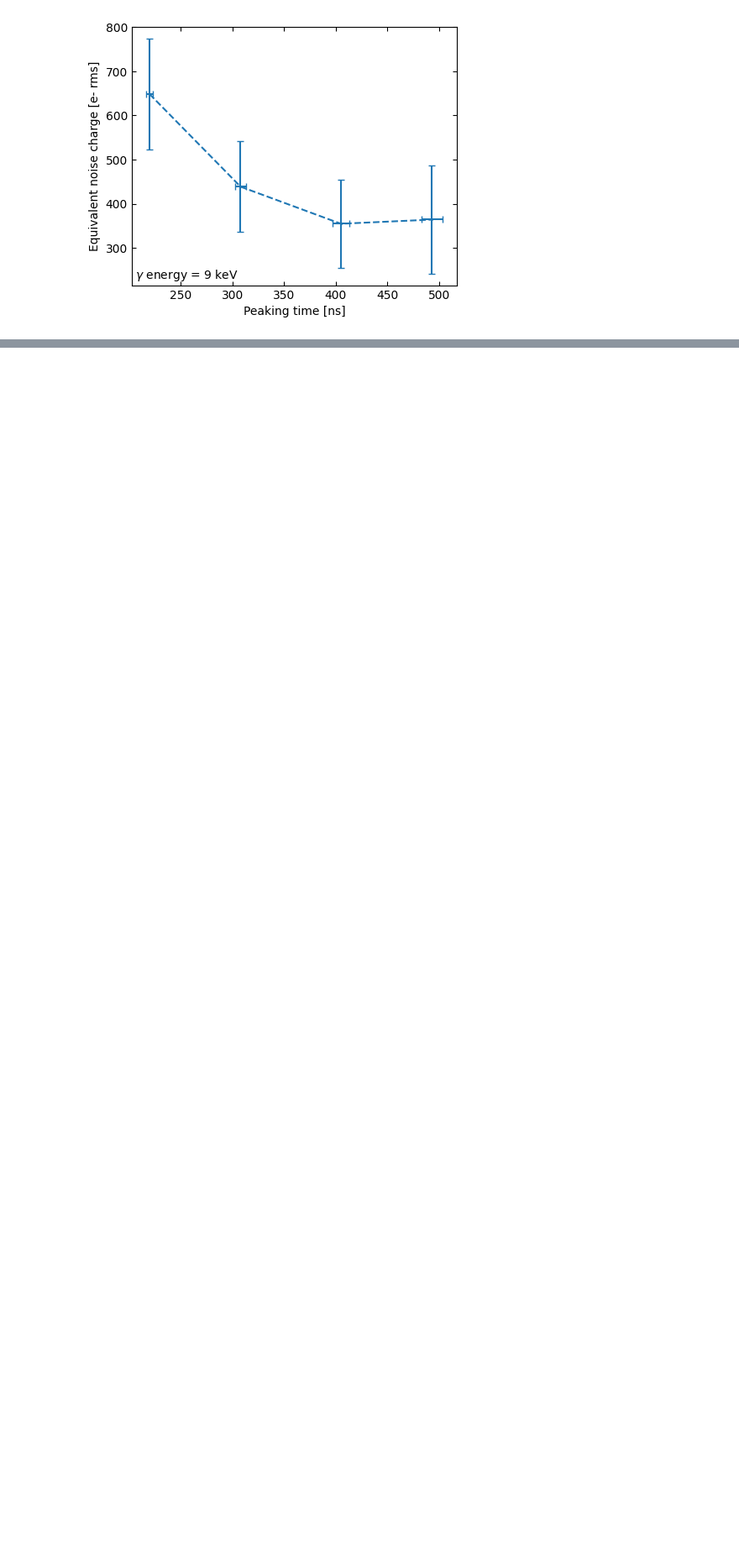
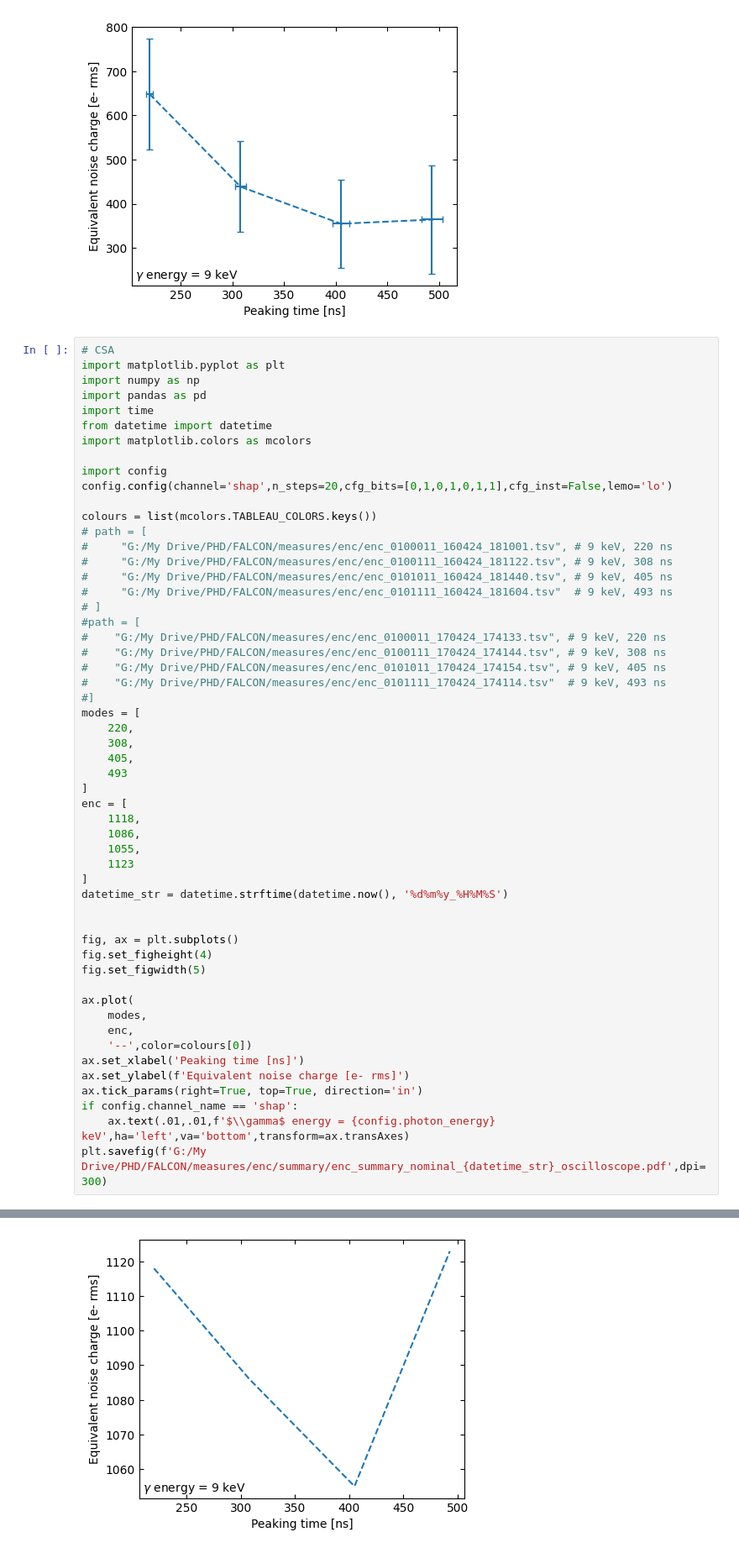
Before and after one commit to microlab-unibg/pFREYA_testbench_code, a Jupyter notebook: pFREYA_instrument_comms/summary_enc.ipynb, the cells around one changed output, grey strips where cells are left out. Shown at 84% size. Drawn from its saved outputs; the diff is of its cells as text; blank space fills up the shorter version.

```diff
--- a/pFREYA_instrument_comms/summary_enc.ipynb
+++ b/pFREYA_instrument_comms/summary_enc.ipynb
@@ -68,3 +68,58 @@ Peaking time: 405 ns
 Config bits: 0101011
 Channel to be tested: shap
 [figure]
+# %%
+# CSA
+import matplotlib.pyplot as plt
+import numpy as np
+import pandas as pd
+import time
+from datetime import datetime
+import matplotlib.colors as mcolors
+
+import config
+config.config(channel='shap',n_steps=20,cfg_bits=[0,1,0,1,0,1,1],cfg_inst=False,lemo='lo')
+
+colours = list(mcolors.TABLEAU_COLORS.keys())
+# path = [
+#     "G:/My Drive/PHD/FALCON/measures/enc/enc_0100011_160424_181001.tsv", # 9 keV, 220 ns
+#     "G:/My Drive/PHD/FALCON/measures/enc/enc_0100111_160424_181122.tsv", # 9 keV, 308 ns
+#     "G:/My Drive/PHD/FALCON/measures/enc/enc_0101011_160424_181440.tsv", # 9 keV, 405 ns
+#     "G:/My Drive/PHD/FALCON/measures/enc/enc_0101111_160424_181604.tsv"  # 9 keV, 493 ns
+# ]
+#path = [
+#    "G:/My Drive/PHD/FALCON/measures/enc/enc_0100011_170424_174133.tsv", # 9 keV, 220 ns
+#    "G:/My Drive/PHD/FALCON/measures/enc/enc_0100111_170424_174144.tsv", # 9 keV, 308 ns
+#    "G:/My Drive/PHD/FALCON/measures/enc/enc_0101011_170424_174154.tsv", # 9 keV, 405 ns
+#    "G:/My Drive/PHD/FALCON/measures/enc/enc_0101111_170424_174114.tsv"  # 9 keV, 493 ns
+#]
+modes = [
+    220,
+    308,
+    405,
+    493
+]
+enc = [
+    1118,
+    1086,
+    1055,
+    1123
+]
+datetime_str = datetime.strftime(datetime.now(), '%d%m%y_%H%M%S')
+
+
+fig, ax = plt.subplots()
+fig.set_figheight(4)
+fig.set_figwidth(5)
+
+ax.plot(
+	modes,
+	enc,
+    '--',color=colours[0])
+ax.set_xlabel('Peaking time [ns]')
+ax.set_ylabel(f'Equivalent noise charge [e- rms]')
+ax.tick_params(right=True, top=True, direction='in')
+if config.channel_name == 'shap':
+	ax.text(.01,.01,f'$\\gamma$ energy = {config.photon_energy} keV',ha='left',va='bottom',transform=ax.transAxes)
+plt.savefig(f'G:/My Drive/PHD/FALCON/measures/enc/summary/enc_summary_nominal_{datetime_str}_oscilloscope.pdf',dpi=300)
+# %% [output]
@@ -70,0 +133 @@ Channel to be tested: shap
+[figure, added]
```
Also changed, not shown: parts of 1 cell of this notebook, 28 other files.
